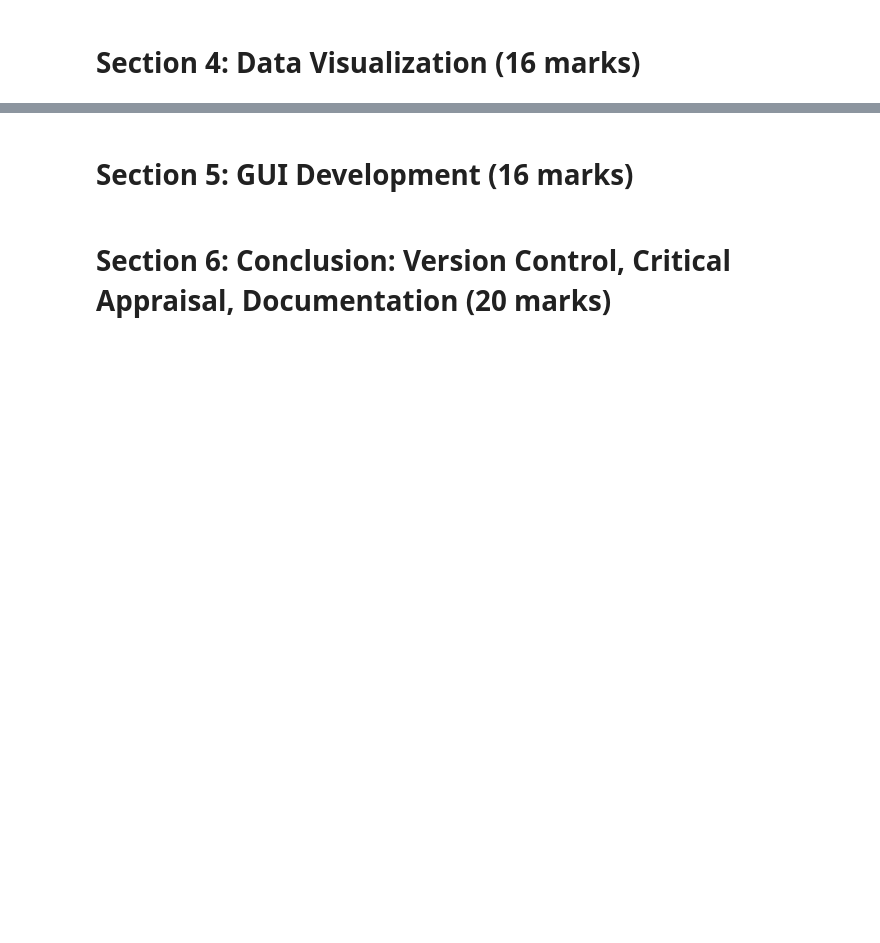
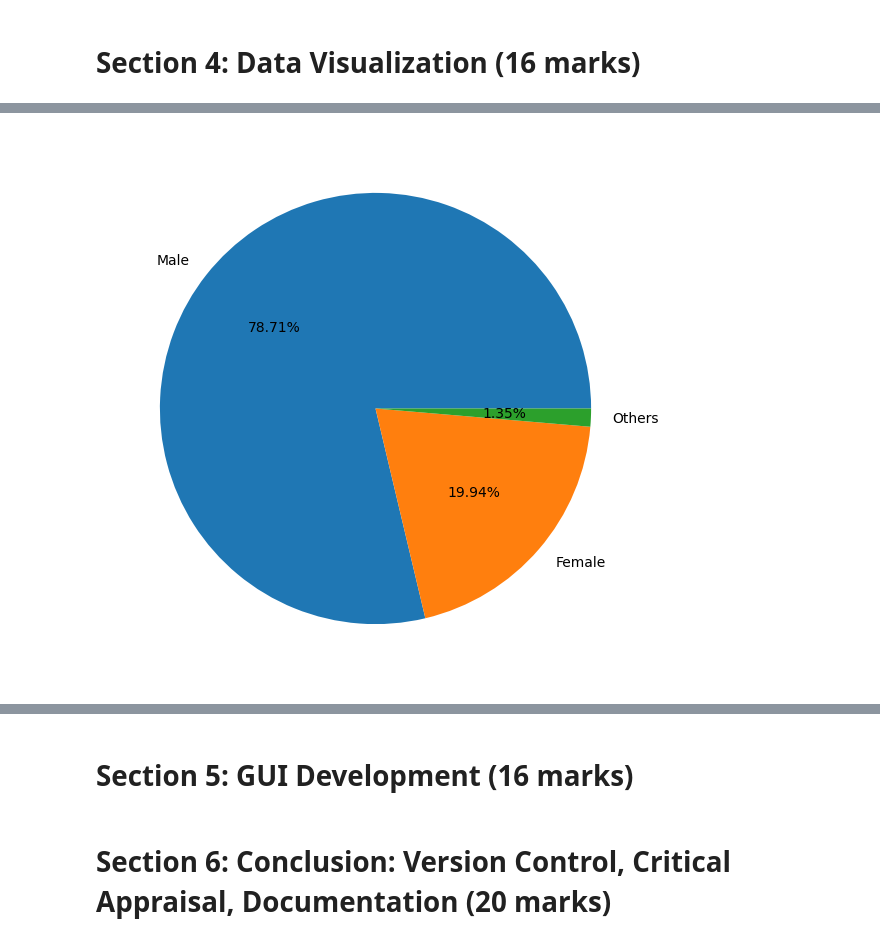
Before and after one commit to guavacoderepo/SOFT40161-COURSE-WORK, a Jupyter notebook: NTU_N1280799_SOFT40161.ipynb, the cells around one changed output, grey strips where cells are left out. Saved outputs shown, nothing was run; the diff lists cells and outputs as text; code cells hidden in the pictures; blank space fills up the shorter version.

```diff
--- a/NTU_N1280799_SOFT40161.ipynb
+++ b/NTU_N1280799_SOFT40161.ipynb
@@ -49,0 +304,8 @@ df.head(2)
+# %%
+# check the gender distribution
+gender_title = df['Gender'].value_counts().index
+gender_counts = df['Gender'].value_counts().values
+
+plot_pie_chart(gender_counts, gender_title)
+# %% [output]
+[figure, added]
```
Also changed, not shown: parts of 29 cells of this notebook, 1 other file.
